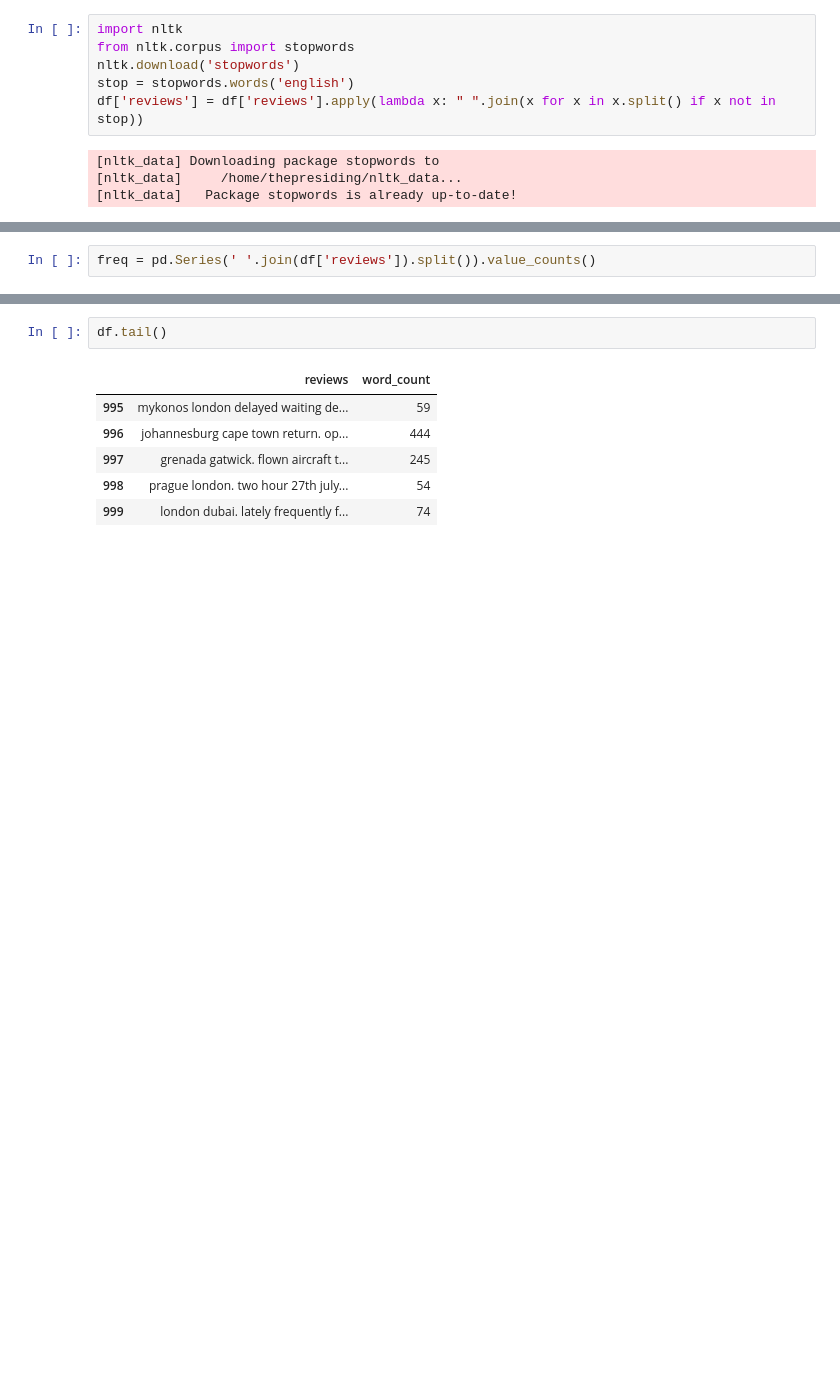
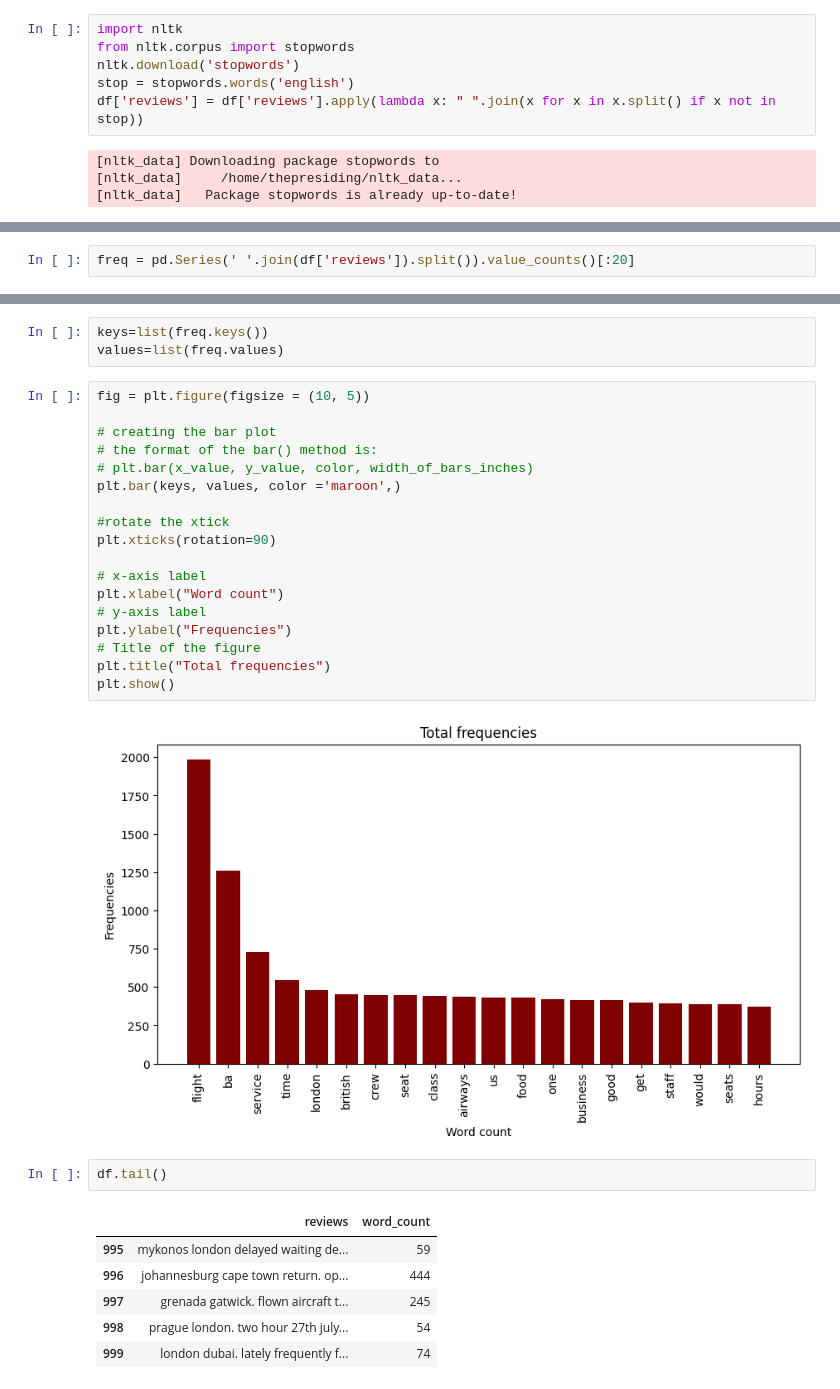
Before and after one commit to DarffourJoshua/forageAnalysis, a Jupyter notebook: getting_started.ipynb, the cells around one changed output, grey strips where cells are left out. Drawn from its saved outputs; the diff is of its cells as text; blank space fills up the shorter version.

```diff
--- a/getting_started.ipynb
+++ b/getting_started.ipynb
@@ -185,5 +185,5 @@ df.head()
 # %%
-freq = pd.Series(' '.join(df['reviews']).split()).value_counts()
+freq = pd.Series(' '.join(df['reviews']).split()).value_counts()[:20]
 # %%
 freq
 # %% [output]
@@ -202,3 +207,26 @@ Name: count, Length: 8078, dtype: int64
+# %%
+keys=list(freq.keys())
+values=list(freq.values)
+# %%
+fig = plt.figure(figsize = (10, 5))
+
+# creating the bar plot
+# the format of the bar() method is:
+# plt.bar(x_value, y_value, color, width_of_bars_inches)
+plt.bar(keys, values, color ='maroon',)
+
+#rotate the xtick
+plt.xticks(rotation=90)
+
+# x-axis label
+plt.xlabel("Word count")
+# y-axis label
+plt.ylabel("Frequencies")
+# Title of the figure
+plt.title("Total frequencies")
+plt.show()
+# %% [output]
+[figure, added]
 # %%
 df.tail()
 # %% [output]
```
Also changed, not shown: parts of 14 cells of this notebook, 1 other file.
